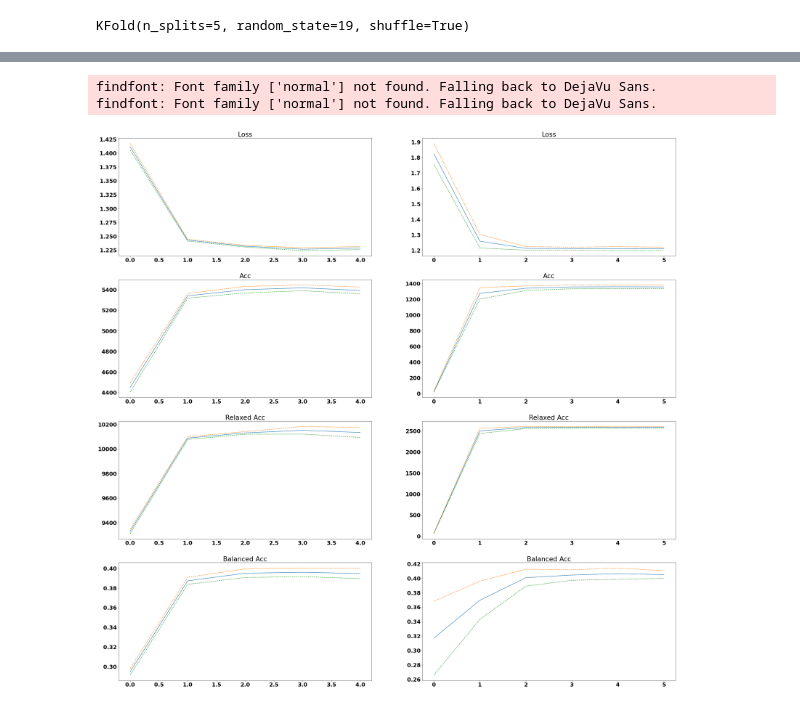
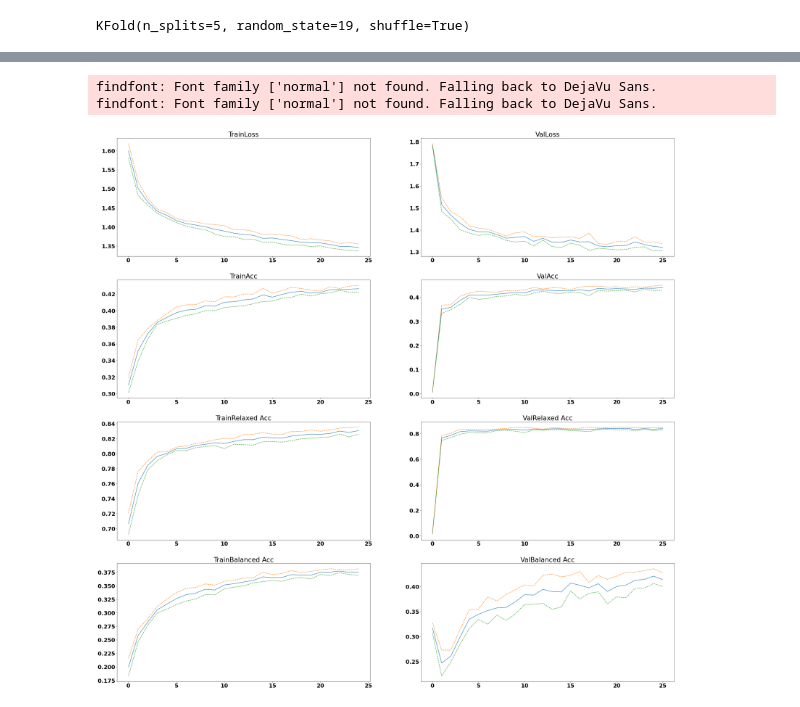
Before and after one commit to vrrusso/skin-tone-research, a Jupyter notebook: simple_cnn_classifier/using_cnn.ipynb, the cells around one changed output, grey strips where cells are left out. Cells and saved outputs as stored; diff of their text form; code cells hidden in the pictures.

```diff
--- a/simple_cnn_classifier/using_cnn.ipynb
+++ b/simple_cnn_classifier/using_cnn.ipynb
@@ -109,19 +109,30 @@ class LitClassificationModel(pl.LightningModule):
         self.real_class_test = torch.zeros(len(df_test))
         self.pred_class_test = torch.zeros(len(df_test))
 
-        self.model = models.resnet50(pretrained=True)
-        num_features_in_fc = self.model.fc.in_features
-        self.model.fc = nn.Linear(num_features_in_fc, n_classes)
-        for param in self.model.parameters():
-            param.requires_grad = True
+        self.conv1 = nn.Conv2d(in_channels=3,out_channels=6,kernel_size=5)
+        self.pool = nn.MaxPool2d(kernel_size=2,stride=2)
+
+        self.conv2 = nn.Conv2d(in_channels=6,out_channels=16,kernel_size=5)
+
+        self.fc1 = nn.Linear(16*53*53,120)
+
+        self.fc2 = nn.Linear(120,84)
+        self.fc3 = nn.Linear(84,6)
+
 
     def forward(self,x):
-        return self.model(x)
+        x = self.pool(F.relu(self.conv1(x)))
+        x = self.pool(F.relu(self.conv2(x)))
+        x = torch.flatten(x,1) #achata tudo menos o batch
+        x = F.relu(self.fc1(x))
+        x = F.relu(self.fc2(x))
+        x = self.fc3(x)
+        return x
 
     def configure_optimizers(self):
         optimizer = optim.SGD(model.parameters(), lr=0.001, momentum=0.9)
-        exp_lr_scheduler = lr_scheduler.StepLR(optimizer, step_size = 1, gamma=0.1)
-        return [optimizer],[exp_lr_scheduler]
+        #exp_lr_scheduler = lr_scheduler.StepLR(optimizer, step_size = 1, gamma=0.1)
+        return [optimizer]
 
     def training_step(self,batch,batch_idx):
         inputs = batch['image']
@@ -148,8 +159,8 @@ class LitClassificationModel(pl.LightningModule):
         relaxed_hits = torch.stack([x['relaxed_hits'] for x in outputs]).sum()
 
         self.train_metrics['loss']['history'].append(avg_loss.item())
-        self.train_metrics['acc']['history'].append(num_hits.item())
-        self.train_metrics['relaxed_acc']['history'].append(relaxed_hits.item())
+        self.train_metrics['acc']['history'].append(float(num_hits.item())/len(self.df_train))
+        self.train_metrics['relaxed_acc']['history'].append(float(relaxed_hits.item())/len(self.df_train))
         self.train_metrics['balanced_acc']['history'].append(balanced_accuracy_score(self.real_class,self.pred_class))
         return None
 
@@ -178,8 +189,8 @@ class LitClassificationModel(pl.LightningModule):
         relaxed_hits = torch.stack([x['relaxed_hits'] for x in outputs]).sum()
 
         self.test_metrics['loss']['history'].append(avg_loss.item())
-        self.test_metrics['acc']['history'].append(num_hits.item())
-        self.test_metrics['relaxed_acc']['history'].append(relaxed_hits.item())
+        self.test_metrics['acc']['history'].append(float(num_hits.item())/len(self.df_test))
+        self.test_metrics['relaxed_acc']['history'].append(float(relaxed_hits.item())/len(self.df_test))
         self.test_metrics['balanced_acc']['history'].append(balanced_accuracy_score(self.real_class_test,self.pred_class_test))
 
         return None
@@ -222,7 +233,7 @@ test_metrics = {
     'balanced_acc':{'history':[],'name':'Balanced Acc'}
 }
 
-n_epochs=5
+n_epochs=25
 
 for train_index, test_index in kf.split(df):
     df_train = df.iloc[train_index]
@@ -324,33 +359,33 @@ for key in train_metrics:
     array_metric = np.array([item for sublist in train_metrics[key]['history'] for item in sublist])
     data = array_metric.reshape((5,n_epochs))
 
     plt.subplot(4,2,i)
     mean = data.mean(axis=0)
     std = data.std(axis=0)
     sup = mean+std
     inf = mean-std
 
     plt.plot(mean)
     plt.plot(sup,'--')
     plt.plot(inf,'--')
-    plt.title(train_metrics[key]['name'])
+    plt.title('Train'+train_metrics[key]['name'])
     i+=1
 
     array_metric = np.array([item for sublist in test_metrics[key]['history'] for item in sublist])
     data = array_metric.reshape((5,n_epochs+1))
 
     plt.subplot(4,2,i)
     mean = data.mean(axis=0)
     std = data.std(axis=0)
     sup = mean+std
     inf = mean-std
 
     plt.plot(mean)
     plt.plot(sup,'--')
     plt.plot(inf,'--')
-    plt.title(test_metrics[key]['name'])
+    plt.title('Val'+test_metrics[key]['name'])
     i+=1
 # %% [output]
 findfont: Font family ['normal'] not found. Falling back to DejaVu Sans.
 findfont: Font family ['normal'] not found. Falling back to DejaVu Sans.
-[figure, old version]
+[figure, new version]
```
Also changed, not shown: parts of 2 cells of this notebook.
